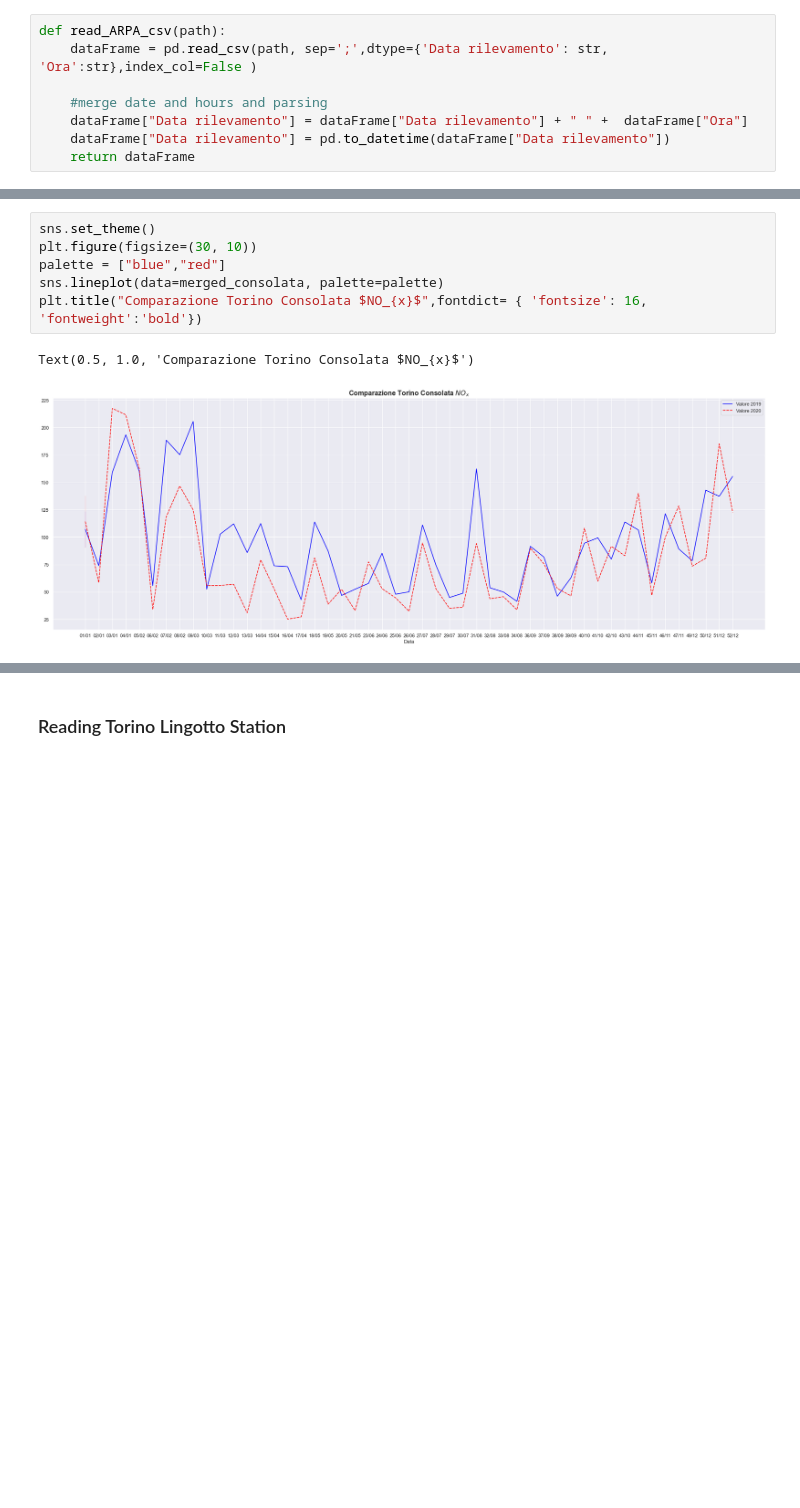
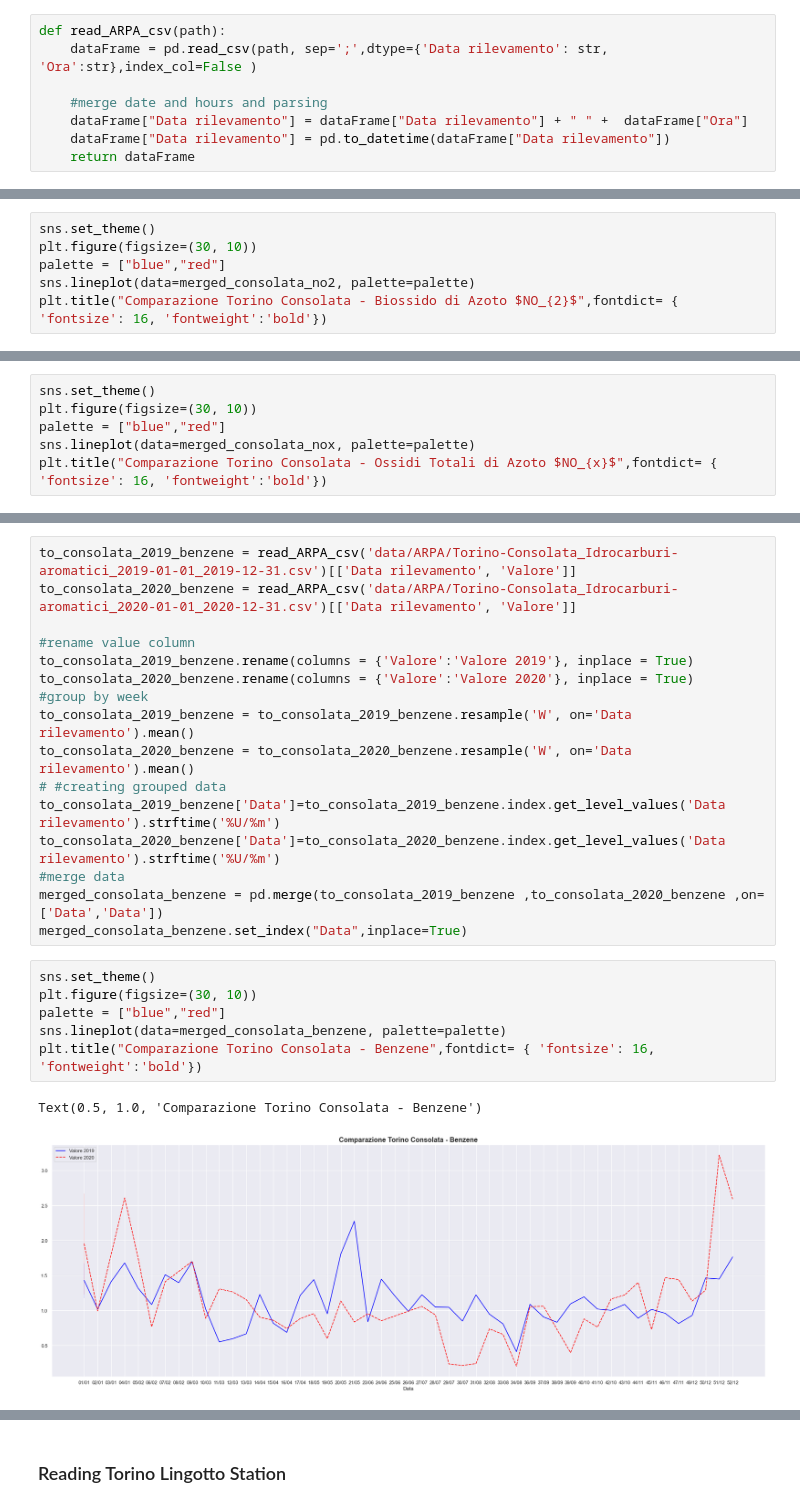
Before and after one commit to danielegerbaldo/Turin-Air-Quality-Comparison-Lockdown, a Jupyter notebook: Air-Quality.ipynb, the cells around one changed output, grey strips where cells are left out. Drawn from its saved outputs; the diff is of its cells as text; blank space fills up the shorter version.

```diff
--- a/Air-Quality.ipynb
+++ b/Air-Quality.ipynb
@@ -149,0 +168,6 @@ def read_ARPA_csv(path):
+# %%
+sns.set_theme()
+plt.figure(figsize=(30, 10))
+palette = ["blue","red"]
+sns.lineplot(data=merged_consolata_no2, palette=palette)
+plt.title("Comparazione Torino Consolata - Biossido di Azoto $NO_{2}$",fontdict= { 'fontsize': 16, 'fontweight':'bold'})
@@ -165,0 +195,6 @@ merged_consolata.set_index("Data",inplace=True)
+# %%
+sns.set_theme()
+plt.figure(figsize=(30, 10))
+palette = ["blue","red"]
+sns.lineplot(data=merged_consolata_nox, palette=palette)
+plt.title("Comparazione Torino Consolata - Ossidi Totali di Azoto $NO_{x}$",fontdict= { 'fontsize': 16, 'fontweight':'bold'})
@@ -166,9 +206,25 @@ merged_consolata.set_index("Data",inplace=True)
+# %%
+to_consolata_2019_benzene = read_ARPA_csv('data/ARPA/Torino-Consolata_Idrocarburi-aromatici_2019-01-01_2019-12-31.csv')[['Data rilevamento', 'Valore']]
+to_consolata_2020_benzene = read_ARPA_csv('data/ARPA/Torino-Consolata_Idrocarburi-aromatici_2020-01-01_2020-12-31.csv')[['Data rilevamento', 'Valore']]
+
+#rename value column
+to_consolata_2019_benzene.rename(columns = {'Valore':'Valore 2019'}, inplace = True)
+to_consolata_2020_benzene.rename(columns = {'Valore':'Valore 2020'}, inplace = True)
+#group by week
+to_consolata_2019_benzene = to_consolata_2019_benzene.resample('W', on='Data rilevamento').mean()
+to_consolata_2020_benzene = to_consolata_2020_benzene.resample('W', on='Data rilevamento').mean()
+# #creating grouped data
+to_consolata_2019_benzene['Data']=to_consolata_2019_benzene.index.get_level_values('Data rilevamento').strftime('%U/%m')
+to_consolata_2020_benzene['Data']=to_consolata_2020_benzene.index.get_level_values('Data rilevamento').strftime('%U/%m')
+#merge data
+merged_consolata_benzene = pd.merge(to_consolata_2019_benzene ,to_consolata_2020_benzene ,on=['Data','Data'])
+merged_consolata_benzene.set_index("Data",inplace=True)
 # %%
 sns.set_theme()
 plt.figure(figsize=(30, 10))
 palette = ["blue","red"]
-sns.lineplot(data=merged_consolata, palette=palette)
-plt.title("Comparazione Torino Consolata $NO_{x}$",fontdict= { 'fontsize': 16, 'fontweight':'bold'})
+sns.lineplot(data=merged_consolata_benzene, palette=palette)
+plt.title("Comparazione Torino Consolata - Benzene",fontdict= { 'fontsize': 16, 'fontweight':'bold'})
 # %% [output]
-Text(0.5, 1.0, 'Comparazione Torino Consolata $NO_{x}$')
+Text(0.5, 1.0, 'Comparazione Torino Consolata - Benzene')
-[figure, old version]
+[figure, new version]
```
Also changed, not shown: parts of 16 cells of this notebook, 3 other files.
